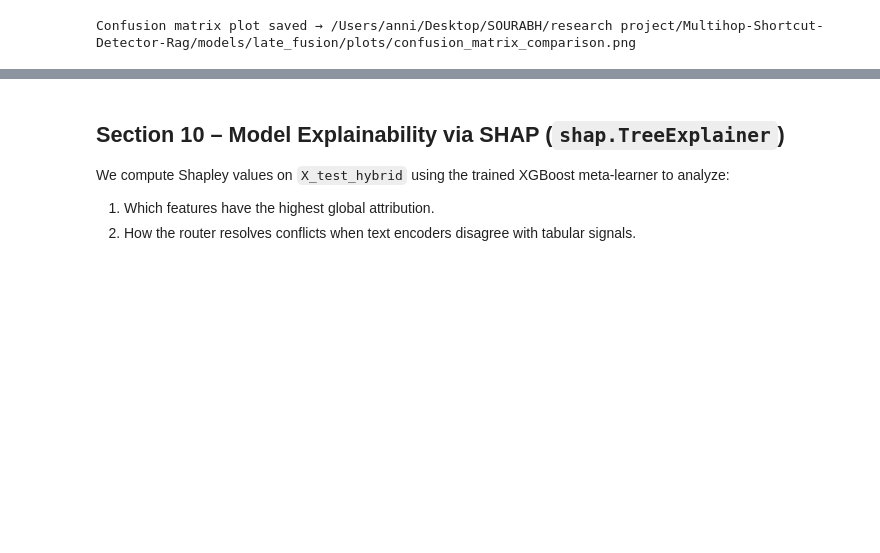
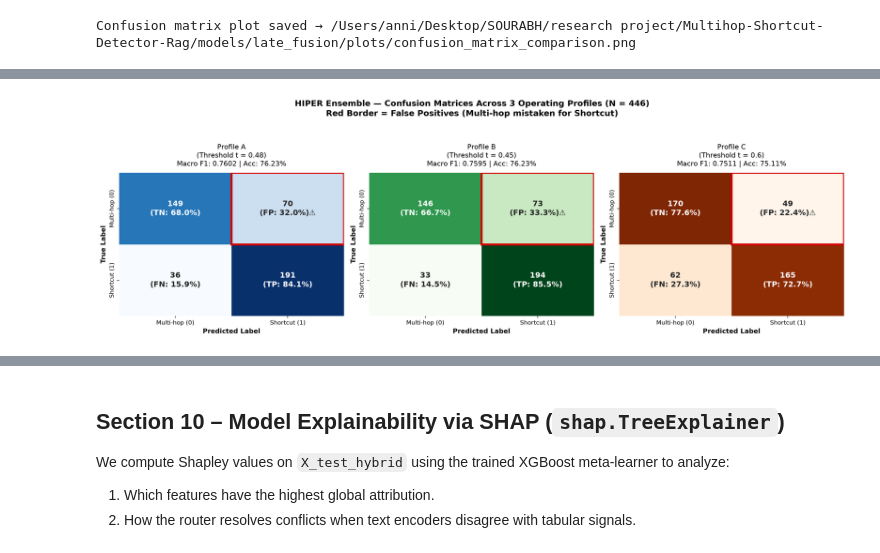
Before and after one commit to cyybxrgsouraabh/Multihop-Shortcut-Detector-Rag, a Jupyter notebook: model/finetuning/late_fusion_meta_router.ipynb, the cells around one changed output, grey strips where cells are left out. Cells and saved outputs as stored; diff of their text form; code cells hidden in the pictures; blank space fills up the shorter version.

```diff
--- a/model/finetuning/late_fusion_meta_router.ipynb
+++ b/model/finetuning/late_fusion_meta_router.ipynb
@@ -661,0 +669,83 @@ Confusion matrix plot saved → /Users/anni/Desktop/SOURABH/research project/Mul
+# %%
+# ── 3b. Three Operating Profiles Comparison & Confusion Matrices ──────
+profiles = {
+    "Profile A (Peak Global F1 / Balanced)": 0.48,
+    "Profile B (Cost & Latency / High Shortcut Recall)": 0.45,
+    "Profile C (Hallucination Guardrail / High Multi-Hop Precision)": 0.60,
+}
+
+profile_metrics = []
+profile_cms = {}
+
+for name, t in profiles.items():
+    preds = (test_proba_pos >= t).astype(int)
+    cm = confusion_matrix(y_test, preds)
+    tn, fp, fn, tp = cm.ravel()
+    profile_cms[name] = cm
+
+    profile_metrics.append({
+        "Profile": name,
+        "Threshold (t)": t,
+        "Accuracy": accuracy_score(y_test, preds),
+        "Macro F1": f1_score(y_test, preds, average="macro"),
+        "Multi-hop Precision": precision_score(y_test, preds, pos_label=0),
+        "Multi-hop Recall": recall_score(y_test, preds, pos_label=0),
+        "Multi-hop F1": f1_score(y_test, preds, pos_label=0),
+        "Shortcut Precision": precision_score(y_test, preds, pos_label=1),
+        "Shortcut Recall": recall_score(y_test, preds, pos_label=1),
+        "Shortcut F1": f1_score(y_test, preds, pos_label=1),
+        "ROC-AUC": roc_auc_score(y_test, test_proba_pos),
+        "Avg Precision": average_precision_score(y_test, test_proba_pos),
+        "True Negatives (TN)": tn,
+        "False Positives (FP)": fp,
+        "False Negatives (FN)": fn,
+        "True Positives (TP)": tp,
+        "FPR (%)": (fp / (fp + tn)) * 100,
+        "FNR (%)": (fn / (fn + tp)) * 100,
+    })
+
+profile_df = pd.DataFrame(profile_metrics)
+print("═" * 120)
+print("                           HIPER ENSEMBLE: 3 OPERATING PROFILES COMPARISON")
+print("═" * 120)
+print(profile_df.to_string(index=False, float_format=lambda x: f"{x:.4f}"))
+print("═" * 120)
+
+# Save metrics JSON to disk
+profile_df.to_json(OUTPUT_DIR / "three_profiles_metrics.json", orient="records", indent=2)
+
+# Plot 3 Confusion Matrices Side-by-Side
+fig, axes = plt.subplots(1, 3, figsize=(18, 5.5))
+palette = ["Blues", "Greens", "Oranges"]
+class_labels = ["Multi-hop (0)", "Shortcut (1)"]
+
+for ax, (p_name, t), cmap in zip(axes, profiles.items(), palette):
+    cm = profile_cms[p_name]
+    tn, fp, fn, tp = cm.ravel()
+    annot_labels = np.array([
+        [f"{tn}\n(TN: {tn/(tn+fp):.1%})", f"{fp}\n(FP: {fp/(tn+fp):.1%})⚠️"],
+        [f"{fn}\n(FN: {fn/(fn+tp):.1%})", f"{tp}\n(TP: {tp/(fn+tp):.1%})"]
+    ])
+    sns.heatmap(
+        cm, annot=annot_labels, fmt="", cmap=cmap, cbar=False,
+        xticklabels=class_labels, yticklabels=class_labels,
+        annot_kws={"size": 13, "weight": "bold"}, ax=ax
+    )
+    # Highlight False Positive cell in red
+    ax.add_patch(plt.Rectangle((1, 0), 1, 1, fill=False, edgecolor="#D50000", lw=3.5, transform=ax.transData))
+
+    m_f1 = profile_df.loc[profile_df["Profile"] == p_name, "Macro F1"].values[0]
+    acc  = profile_df.loc[profile_df["Profile"] == p_name, "Accuracy"].values[0]
+    title_short = p_name.split(" (")[0]
+    ax.set_title(f"{title_short}\n(Threshold t = {t})\nMacro F1: {m_f1:.4f} | Acc: {acc:.2%}", fontsize=12, pad=12)
+    ax.set_xlabel("Predicted Label", fontsize=11, fontweight="bold")
+    ax.set_ylabel("True Label", fontsize=11, fontweight="bold")
+
+plt.suptitle("HIPER Ensemble — Confusion Matrices Across 3 Operating Profiles (N = 446)\nRed Border = False Positives (Multi-hop mistaken for Shortcut)", fontsize=14, y=1.05, fontweight="bold")
+plt.tight_layout()
+
+plot_out_path = OUTPUT_DIR / "plots" / "profile_confusion_matrices.png"
+plt.savefig(plot_out_path, dpi=200, bbox_inches="tight")
+plt.show()
+print(f"Three profiles confusion matrix plot saved → {plot_out_path}")
+# %% [output]
@@ -661,0 +760 @@ Confusion matrix plot saved → /Users/anni/Desktop/SOURABH/research project/Mul
+[figure, added]
```
Also changed, not shown: parts of 2 cells of this notebook, 11 other files.
